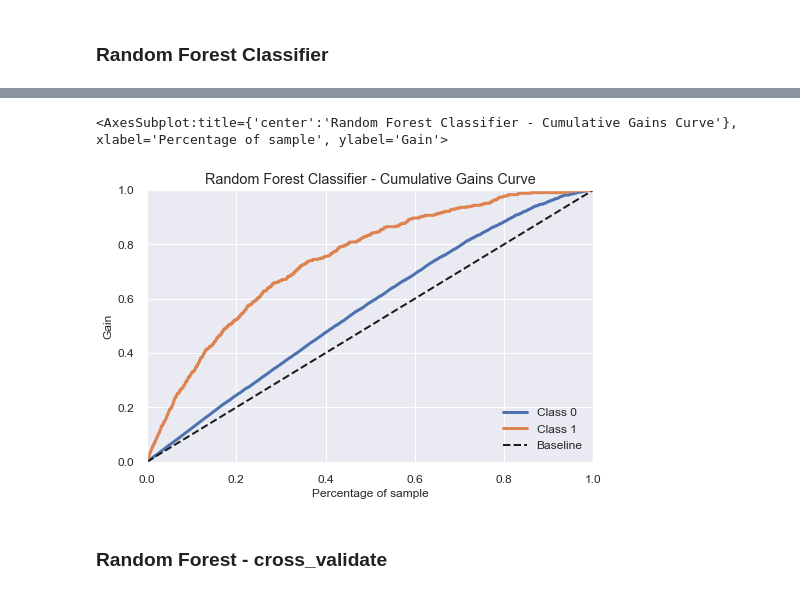
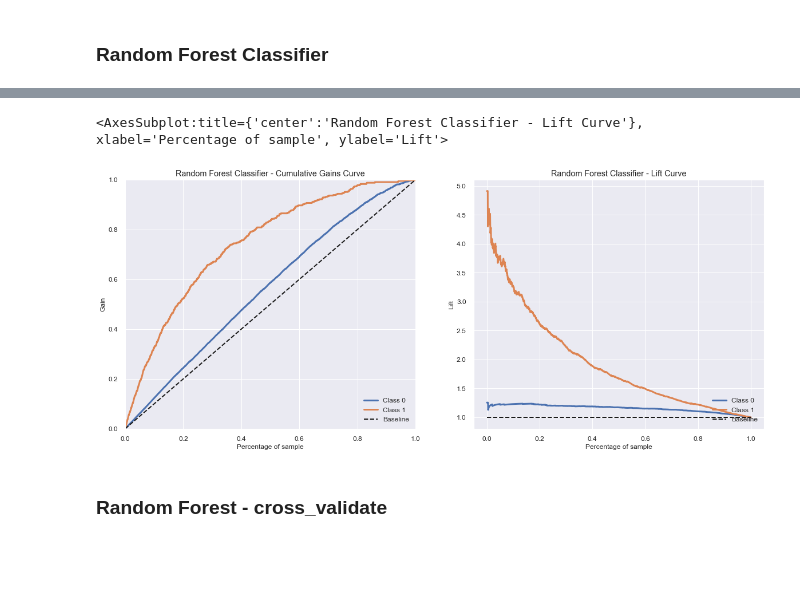
Before and after one commit to felipedmnq/churn-prediction, a Jupyter notebook: notebooks/C2_churn.ipynb, the cells around one changed output, grey strips where cells are left out. Cells and saved outputs as stored; diff of their text form; code cells hidden in the pictures; blank space fills up the shorter version.

Commit message:
tried comulative gain and lift curve graphs

```diff
--- a/notebooks/C2_churn.ipynb
+++ b/notebooks/C2_churn.ipynb
@@ -884,12 +884,12 @@ RFC_eval_model
 # %%
 y_proba_RFC = RFC.predict_proba(X_test)
 
 _, (ax1, ax2) = plt.subplots(1, 2, figsize=(20, 8))
-plot_cumulative_gain(y_test, y_proba_DTC, title='Decision Tree Classifier - Cumulative Gains Curve', ax=ax1)
-plot_lift_curve(y_test, y_proba_DTC, title='Decision Tree Classifier - Lift Curve', ax=ax2)
+plot_cumulative_gain(y_test, y_proba_RFC, title='Random Forest Classifier - Cumulative Gains Curve', ax=ax1)
+plot_lift_curve(y_test, y_proba_RFC, title='Random Forest Classifier - Lift Curve', ax=ax2)
 # %% [output]
-<AxesSubplot:title={'center':'Random Forest Classifier - Cumulative Gains Curve'}, xlabel='Percentage of sample', ylabel='Gain'>
+<AxesSubplot:title={'center':'Random Forest Classifier - Lift Curve'}, xlabel='Percentage of sample', ylabel='Lift'>
-[figure, old version]
+[figure, new version]
 # %% [markdown]
 ### Random Forest - cross_validate
 # %%
```
Also changed, not shown: parts of 1 cell of this notebook.
